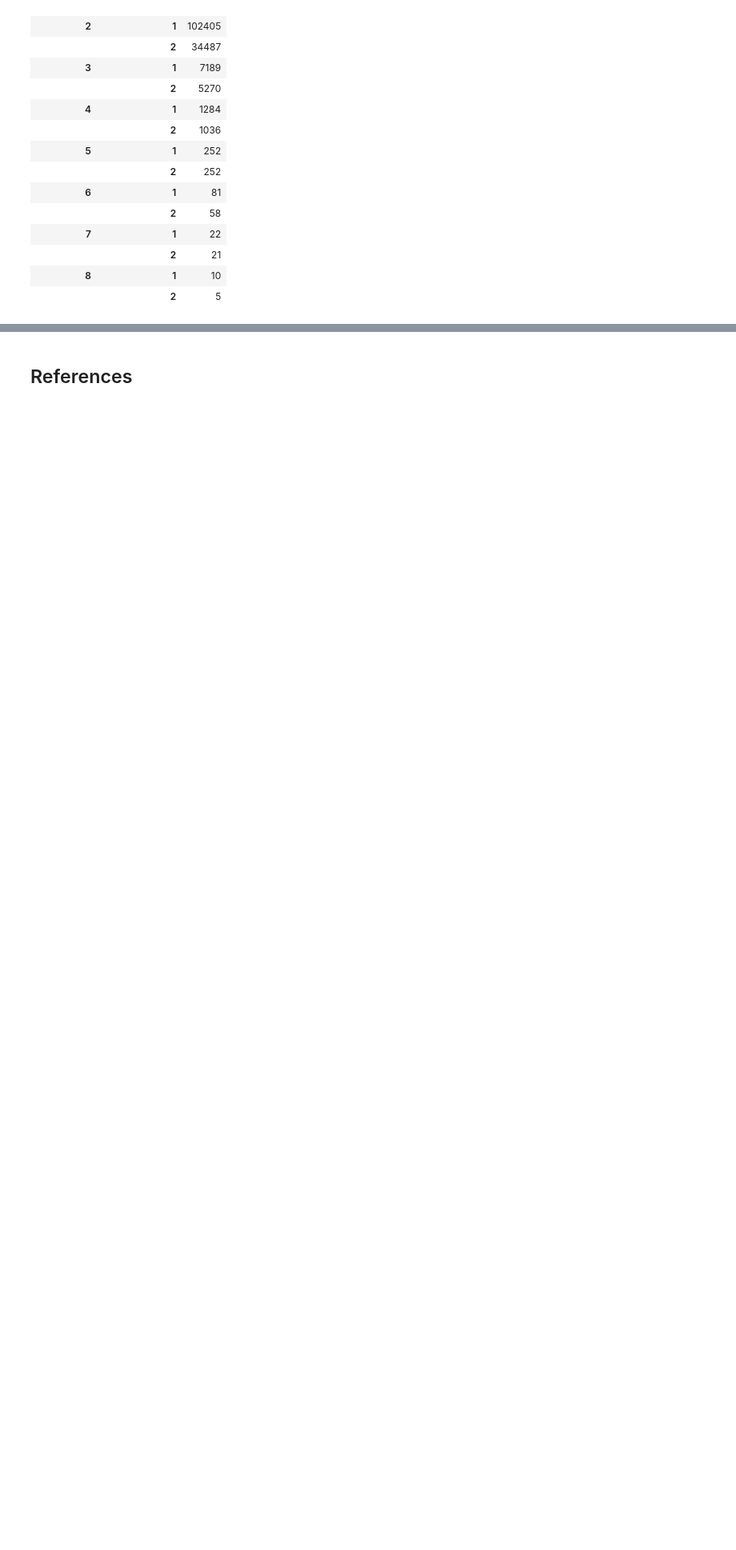
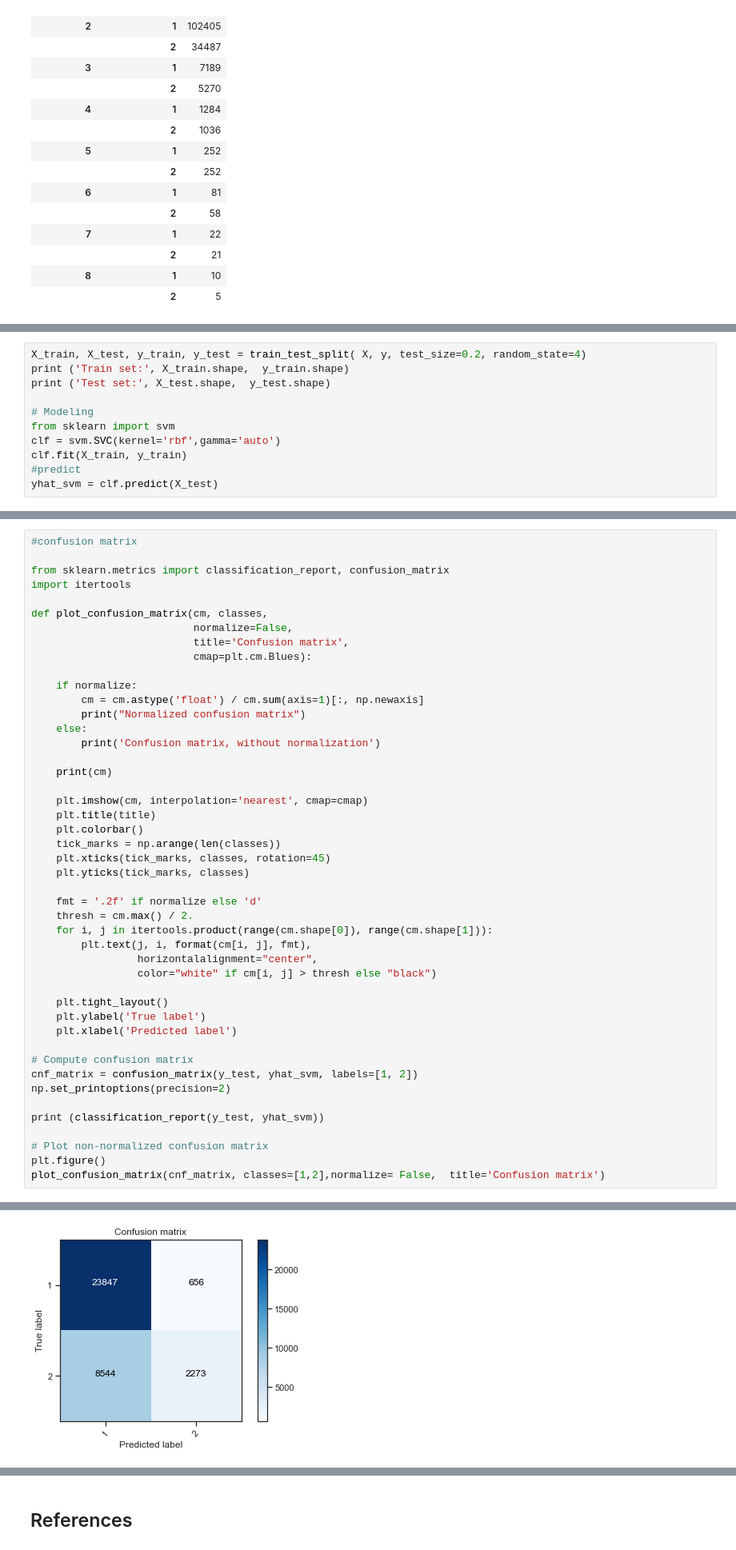
Before and after one commit to carlopeano/Coursera_Capstone, a Jupyter notebook: Capstone Project - Car accident severity - Week 1.ipynb, the cells around one changed output, grey strips where cells are left out. Shown at 80% size. Drawn from its saved outputs; the diff is of its cells as text; blank space fills up the shorter version.

```diff
--- a/Capstone Project - Car accident severity - Week 1.ipynb
+++ b/Capstone Project - Car accident severity - Week 1.ipynb
@@ -1117,0 +1136,11 @@ Considering the week, the number of accidents during the weekend decreases and c
+# %%
+X_train, X_test, y_train, y_test = train_test_split( X, y, test_size=0.2, random_state=4)
+print ('Train set:', X_train.shape,  y_train.shape)
+print ('Test set:', X_test.shape,  y_test.shape)
+
+# Modeling
+from sklearn import svm
+clf = svm.SVC(kernel='rbf',gamma='auto')
+clf.fit(X_train, y_train)
+#predict
+yhat_svm = clf.predict(X_test)
@@ -1117,0 +1150,47 @@ Considering the week, the number of accidents during the weekend decreases and c
+# %%
+#confusion matrix
+
+from sklearn.metrics import classification_report, confusion_matrix
+import itertools
+
+def plot_confusion_matrix(cm, classes,
+                          normalize=False,
+                          title='Confusion matrix',
+                          cmap=plt.cm.Blues):
+
+    if normalize:
+        cm = cm.astype('float') / cm.sum(axis=1)[:, np.newaxis]
+        print("Normalized confusion matrix")
+    else:
+        print('Confusion matrix, without normalization')
+
+    print(cm)
+
+    plt.imshow(cm, interpolation='nearest', cmap=cmap)
+    plt.title(title)
+    plt.colorbar()
+    tick_marks = np.arange(len(classes))
+    plt.xticks(tick_marks, classes, rotation=45)
+    plt.yticks(tick_marks, classes)
+
+    fmt = '.2f' if normalize else 'd'
+    thresh = cm.max() / 2.
+    for i, j in itertools.product(range(cm.shape[0]), range(cm.shape[1])):
+        plt.text(j, i, format(cm[i, j], fmt),
+                 horizontalalignment="center",
+                 color="white" if cm[i, j] > thresh else "black")
+
+    plt.tight_layout()
+    plt.ylabel('True label')
+    plt.xlabel('Predicted label')
+
+# Compute confusion matrix
+cnf_matrix = confusion_matrix(y_test, yhat_svm, labels=[1, 2])
+np.set_printoptions(precision=2)
+
+print (classification_report(y_test, yhat_svm))
+
+# Plot non-normalized confusion matrix
+plt.figure()
+plot_confusion_matrix(cnf_matrix, classes=[1,2],normalize= False,  title='Confusion matrix')
+# %% [output]
@@ -1117,0 +1209 @@ Considering the week, the number of accidents during the weekend decreases and c
+[figure, added]
```
Also changed, not shown: parts of 32 cells of this notebook, 1 other file.
